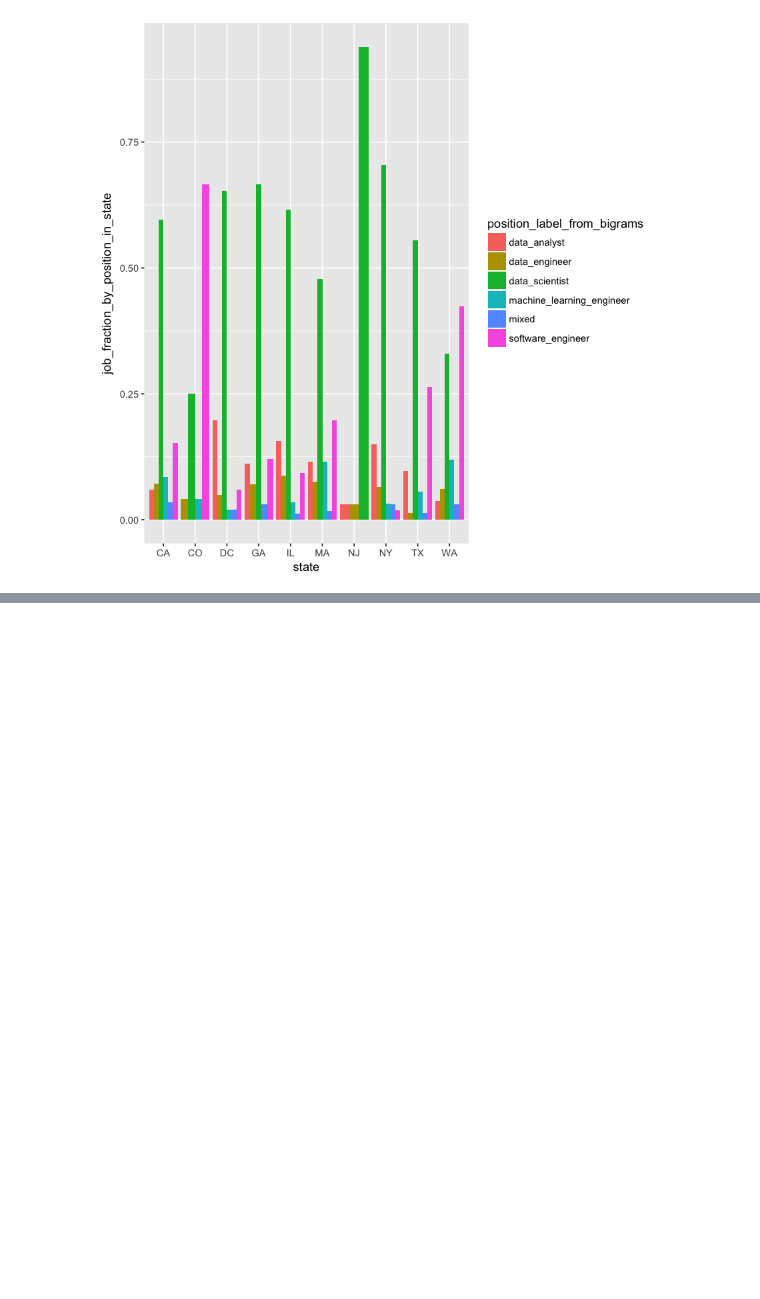
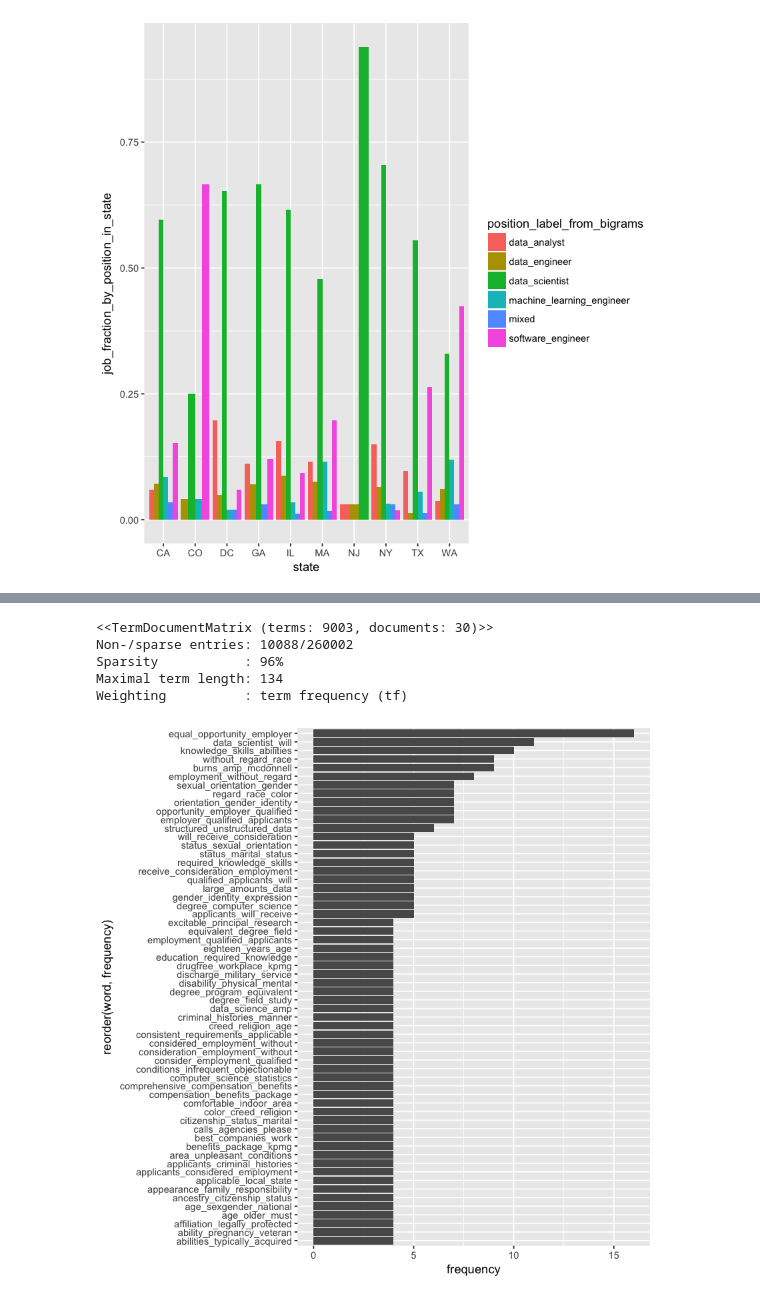
Before and after one commit to davide-chiuchiu/Companies_often_give_the_wrong_name_to_job_openings, a Jupyter notebook: 00_analysis_of_data_scientist_jobs.ipynb, the cells around one changed output, grey strips where cells are left out. Drawn from its saved outputs; the diff is of its cells as text; code cells hidden in the pictures; blank space fills up the shorter version.

Commit message:
Started analysis of job descriptions with NNM factorization

```diff
--- a/00_analysis_of_data_scientist_jobs.ipynb
+++ b/00_analysis_of_data_scientist_jobs.ipynb
@@ -178,0 +183,31 @@ print(which_jobs_by_state)
+# %%
+# create corpus from the position descriptions
+corpus_job_descriptions <- VCorpus(VectorSource(job_descriptions$description[1:30]))
+
+# overweite NLP_tokenizer to consider of n <= 3 words
+NLP_tokenizer <- function(x) {
+  unlist(lapply(ngrams(words(x), 3), paste, collapse = "_"), use.names = FALSE)
+}
+# %%
+# create term-document-matrix for job descriptions
+TDM_job_descriptions <- TermDocumentMatrix(corpus_job_descriptions, control = list(tokenize = NLP_tokenizer))
+TDM_job_descriptions <- removeSparseTerms(TDM_job_descriptions, 0.99)
+TDM_job_descriptions
+
+# estracting aggregate information
+frequency_of_description_words <- data.frame(frequency = row_sums(as.matrix(TDM_job_descriptions)))
+frequency_of_description_words <- rownames_to_column(frequency_of_description_words, "word") %>%
+    arrange(desc(frequency))
+
+frequency_of_description_words %>%
+    head(60) %>%
+    ggplot(aes(x = reorder(word, frequency), y = frequency)) +
+    geom_col() +
+    coord_flip()
+# %% [output]
+<<TermDocumentMatrix (terms: 9003, documents: 30)>>
+Non-/sparse entries: 10088/260002
+Sparsity           : 96%
+Maximal term length: 134
+Weighting          : term frequency (tf)
+[figure, added]
```
Also changed, not shown: parts of 2 cells of this notebook.
